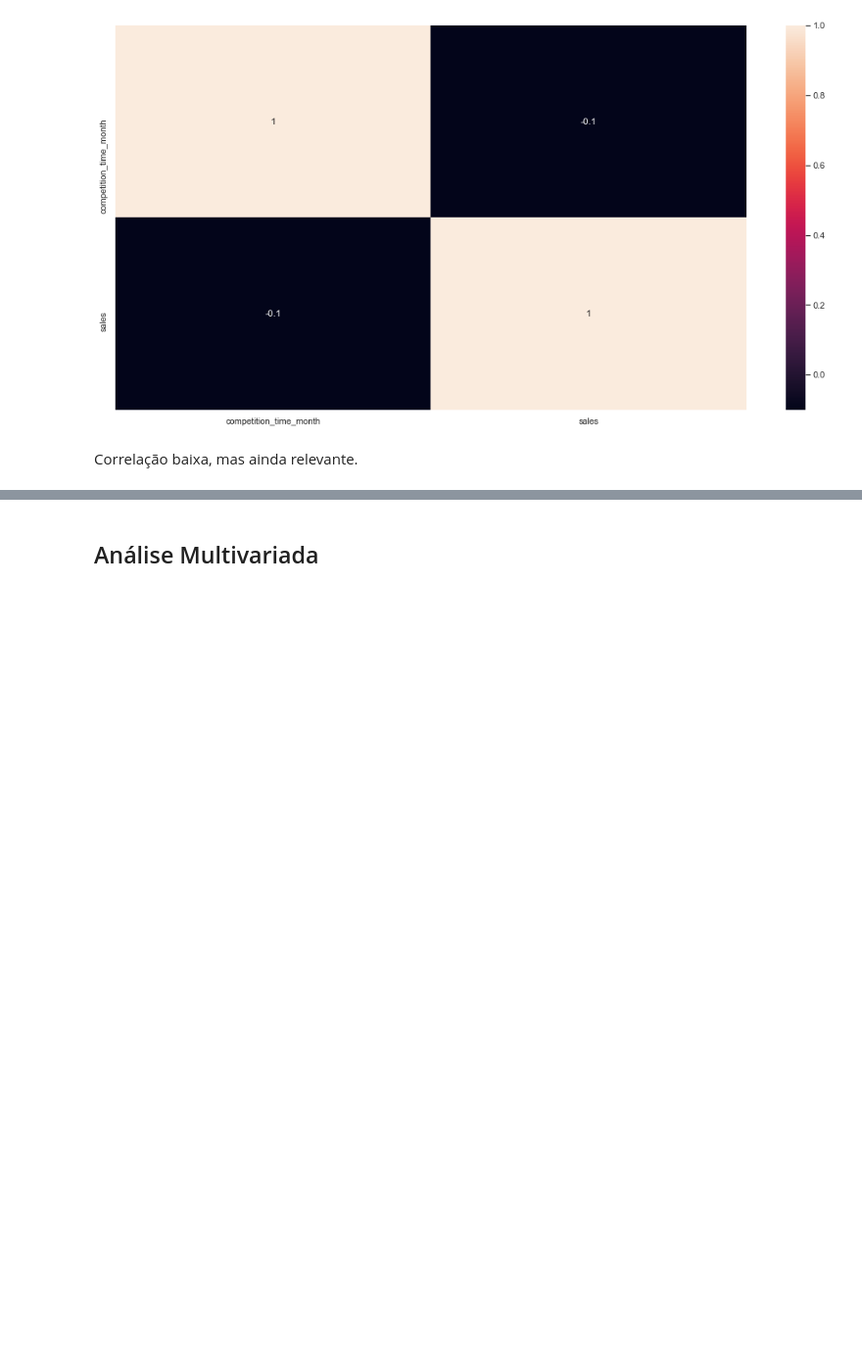
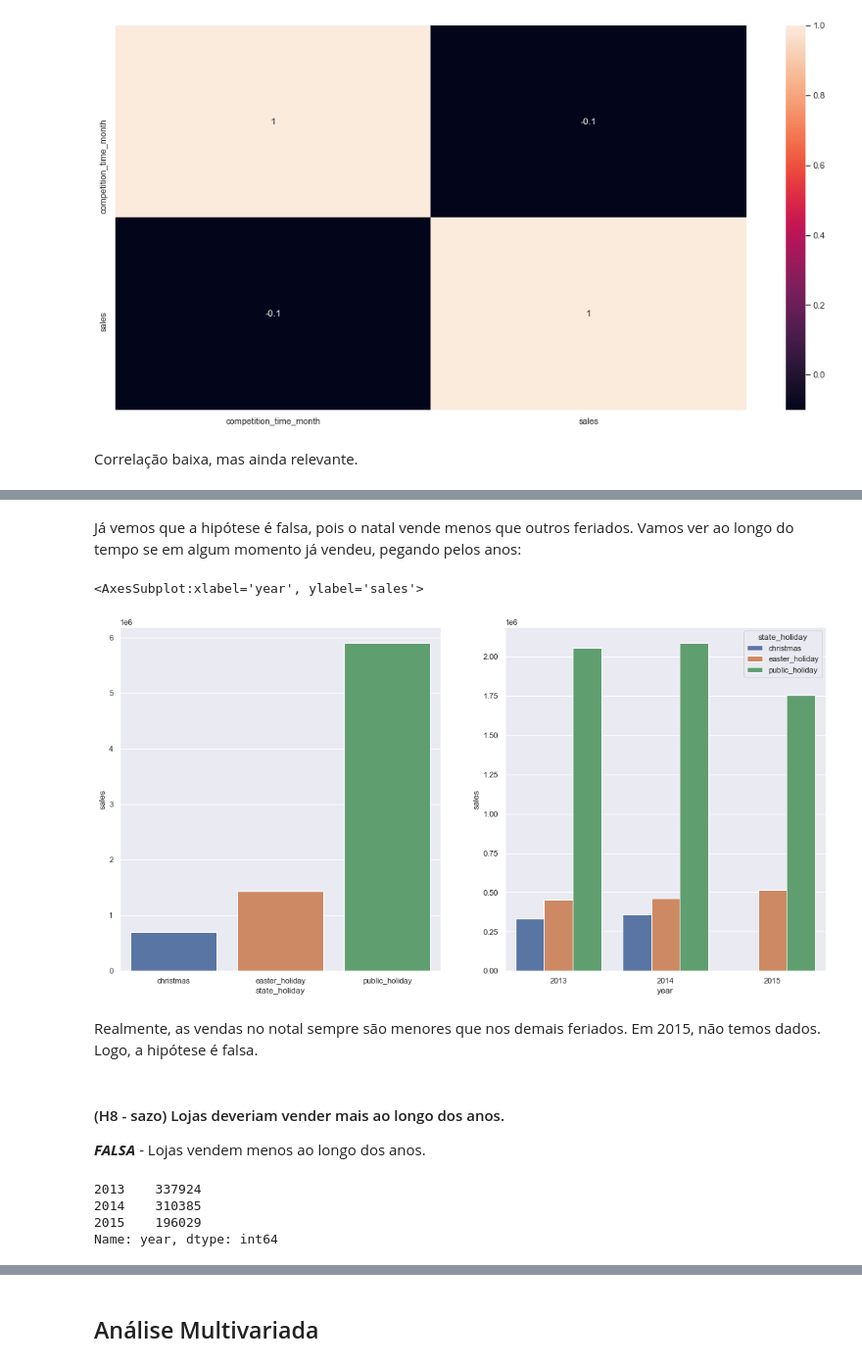
Before and after one commit to nortonvanz/Pharmacy-Sales-Forecast, a Jupyter notebook: notebooks/m04_eda.ipynb, the cells around one changed output, grey strips where cells are left out. Shown at 98% size. Drawn from its saved outputs; the diff is of its cells as text; code cells hidden in the pictures; blank space fills up the shorter version.

```diff
--- a/notebooks/m04_eda.ipynb
+++ b/notebooks/m04_eda.ipynb
@@ -1378,0 +1399,30 @@ Analisando estas variávies sozinhas, não parecem ser relevantes para o modelo.
+# %% [markdown]
+Já vemos que a hipótese é falsa, pois o natal vende menos que outros feriados.
+Vamos ver ao longo do tempo se em algum momento já vendeu, pegando pelos anos:
+# %%
+aux = df4[df4['state_holiday'] != 'regular_day']
+
+plt.subplot( 1,2,1 )
+aux1 = aux[['state_holiday','sales']].groupby ('state_holiday').sum().reset_index()
+sns.barplot( x='state_holiday', y='sales', data=aux1 )
+
+plt.subplot( 1,2,2 )
+aux2 = aux[['year','state_holiday', 'sales']].groupby( ['year','state_holiday'] ).sum().reset_index()
+sns.barplot( x='year', y='sales', data=aux2, hue='state_holiday' )
+#hue = tipos de barras, pra cada state_holiday quero uma barra
+# %% [output]
+<AxesSubplot:xlabel='year', ylabel='sales'>
+[figure, added]
+# %% [markdown]
+Realmente, as vendas no notal sempre são menores que nos demais feriados. Em 2015, não temos dados.
+Logo, a hipótese é falsa.
+# %% [markdown]
+#### (H8 - sazo) Lojas deveriam vender mais ao longo dos anos.
+***FALSA*** - Lojas vendem menos ao longo dos anos.
+# %%
+df4['year'].value_counts()
+# %% [output]
+2013    337924
+2014    310385
+2015    196029
+Name: year, dtype: int64
```
Also changed, not shown: parts of 78 cells of this notebook.
